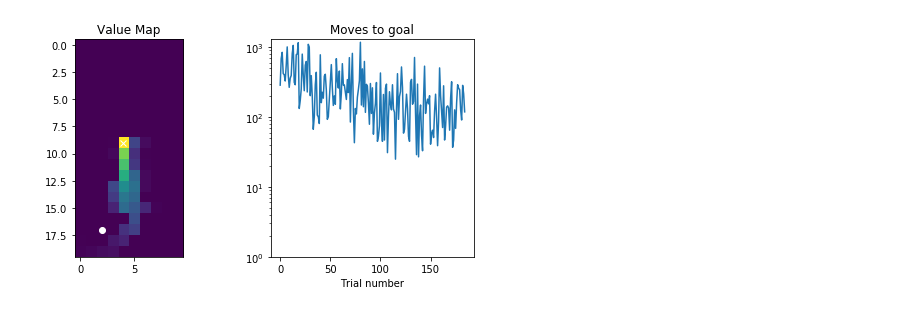
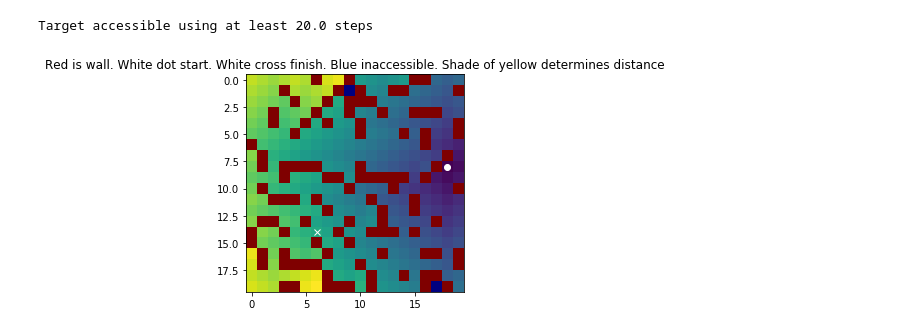
Before and after one commit to aleksejs-fomins/snippets-data-analysis, a Jupyter notebook: machine_learning/ReinforcementLearning/labyrinth-2.ipynb, the cells around one changed output. Drawn from its saved outputs; the diff is of its cells as text; code cells hidden in the pictures.

```diff
--- a/machine_learning/ReinforcementLearning/labyrinth-2.ipynb
+++ b/machine_learning/ReinforcementLearning/labyrinth-2.ipynb
@@ -102,15 +0,0 @@ for iStep in range(50000):
-# %%
-reward_delta = [reward_times[i] - reward_times[i-1] for i in range(1, len(reward_times))]
-
-fig, ax = plt.subplots(ncols=2, figsize=(8,4))
-ax[0].imshow(value)
-ax[0].plot([p0[1]], [p0[0]], 'o', color='white')
-ax[0].plot([pf[1]], [pf[0]], 'x', color='white')
-ax[1].semilogy(reward_delta)
-ax[1].set_ylim([1, 1.1*np.max(reward_delta)])
-ax[0].set_title("Value Map")
-ax[1].set_title("Moves to goal")
-ax[1].set_xlabel("Trial number")
-plt.show()
-# %% [output]
-[figure, removed]
@@ -116,0 +10,10 @@ plt.show()
+# %%
+randLab = Labyrinth2D(labShape=(20,20), probwall=0.3)
+randLab.solve_bfs()
+
+fig, ax = plt.subplots()
+randLab.plot_value(ax)
+plt.show()
+# %% [output]
+Target accessible using at least 20.0 steps
+[figure, added]
```
Also changed, not shown: parts of 6 cells of this notebook, 7 other files.
